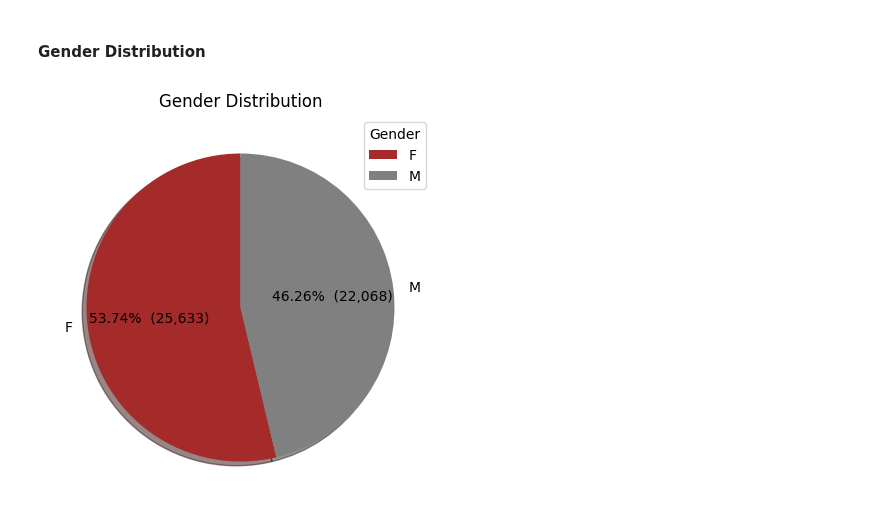
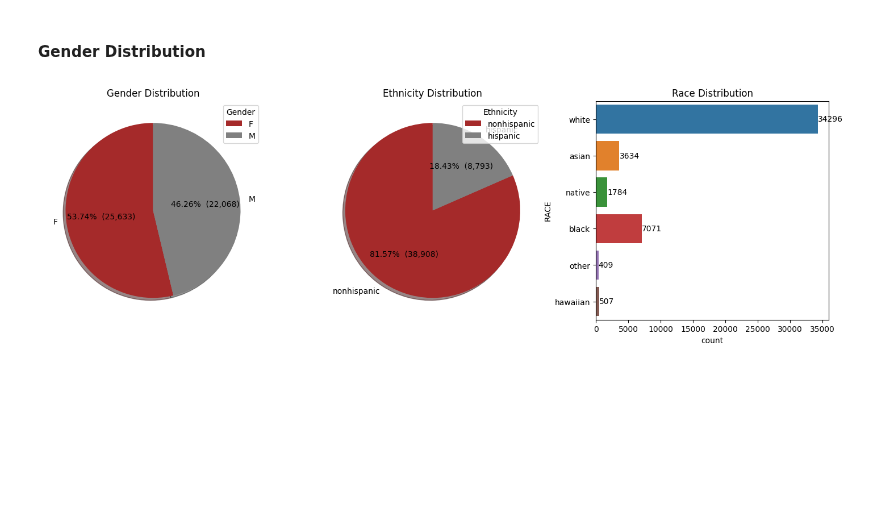
Before and after one commit to Akshay-Paunikar/Maven_Analytics_Challenges, a Jupyter notebook: Hospital_Patient_Records_Challenge/Maven_Hospital_Challenge.ipynb, the cells around one changed output. Saved outputs shown, nothing was run; the diff lists cells and outputs as text; code cells hidden in the pictures; blank space fills up the shorter version.

Commit message:
Maven Hospita Challenge - Gender, Race, Ethnicity Distribution

```diff
--- a/Hospital_Patient_Records_Challenge/Maven_Hospital_Challenge.ipynb
+++ b/Hospital_Patient_Records_Challenge/Maven_Hospital_Challenge.ipynb
@@ -645,15 +645,39 @@ plt.show()
 # %% [markdown]
 #### Gender Distribution
 # %%
+fig = plt.figure(figsize=(18,5))
+
 # Gender Distribution
+ax1 = plt.subplot2grid((1,3), (0,0))
+
 dataGender = final_dataset['GENDER'].value_counts().values
 labelsGender = final_dataset['GENDER'].value_counts().index
 
-plt.figure(figsize=(10,5))
 plt.pie(x=dataGender, labels=labelsGender,
         autopct=lambda p : '{:.2f}%  ({:,.0f})'.format(p,p * sum(dataGender)/100), colors=['brown','gray'], shadow=True, startangle=90)
 plt.legend(labelsGender, loc='upper right', title='Gender')
 plt.title("Gender Distribution")
+
+# Ethnicity Distribution
+ax2 = plt.subplot2grid((1,3), (0,1))
+
+dataEthnicity = final_dataset['ETHNICITY'].value_counts().values
+labelsEthnicity = final_dataset['ETHNICITY'].value_counts().index
+
+plt.pie(x=dataEthnicity, labels=labelsEthnicity,
+        autopct=lambda p : '{:.2f}%  ({:,.0f})'.format(p,p * sum(dataEthnicity)/100), colors=['brown','gray'], shadow=True, startangle=90)
+plt.legend(labelsEthnicity, loc='upper right', title='Ethnicity')
+plt.title("Ethnicity Distribution")
+
+# Race Distribution
+ax3 = plt.subplot2grid((1,3), (0,2))
+
+sns.countplot(y='RACE', data=final_dataset, orient='h')
+for i in ax3.containers:
+    ax3.bar_label(i)
+plt.title("Race Distribution")
+
+# plt.tight_layout()
 plt.show()
 # %% [output]
-[figure, old version]
+[figure, new version]
```
